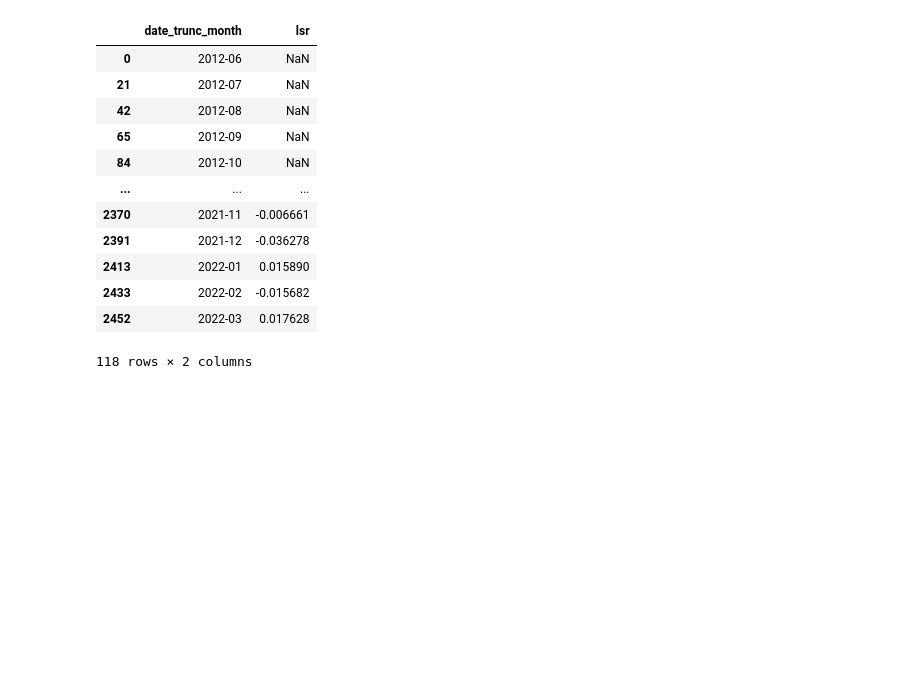
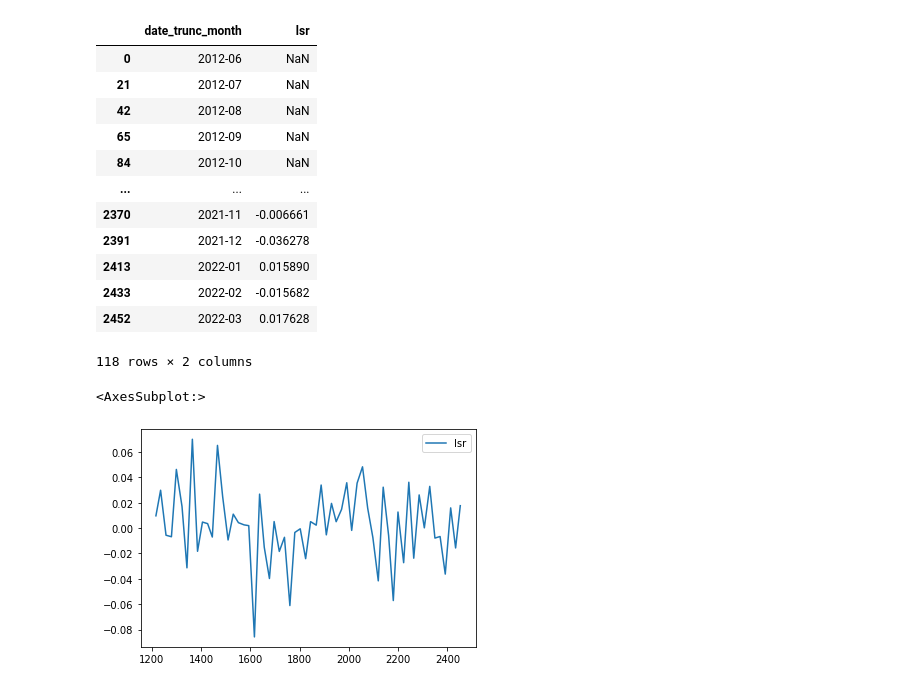
Before and after one commit to snowr/statarb_rw, a Jupyter notebook: pairs_trading.ipynb, the cells around one changed output. Saved outputs shown, nothing was run; the diff lists cells and outputs as text; code cells hidden in the pictures; blank space fills up the shorter version.

```diff
--- a/pairs_trading.ipynb
+++ b/pairs_trading.ipynb
@@ -162,3 +162,8 @@ merged[(merged['is_start_of_month'] == True)][['date_trunc_month','lsr']]
 | 2433 | 2022-02 | -0.015682 |
 | 2452 | 2022-03 | 0.017628 |
 118 rows × 2 columns
+# %%
+merged[(merged['is_start_of_month'] == True)][['date_trunc_month','lsr']].plot()
+# %% [output]
+<AxesSubplot:>
+[figure, added]
```
Also changed, not shown: parts of 1 cell of this notebook.
